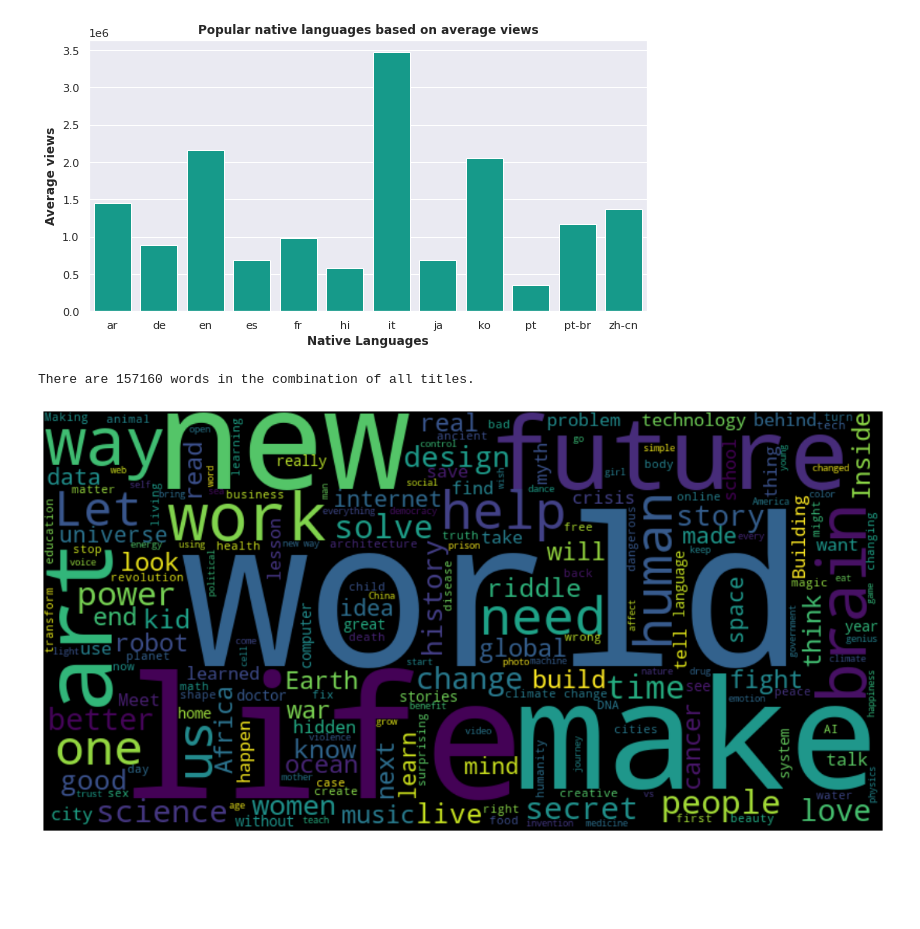
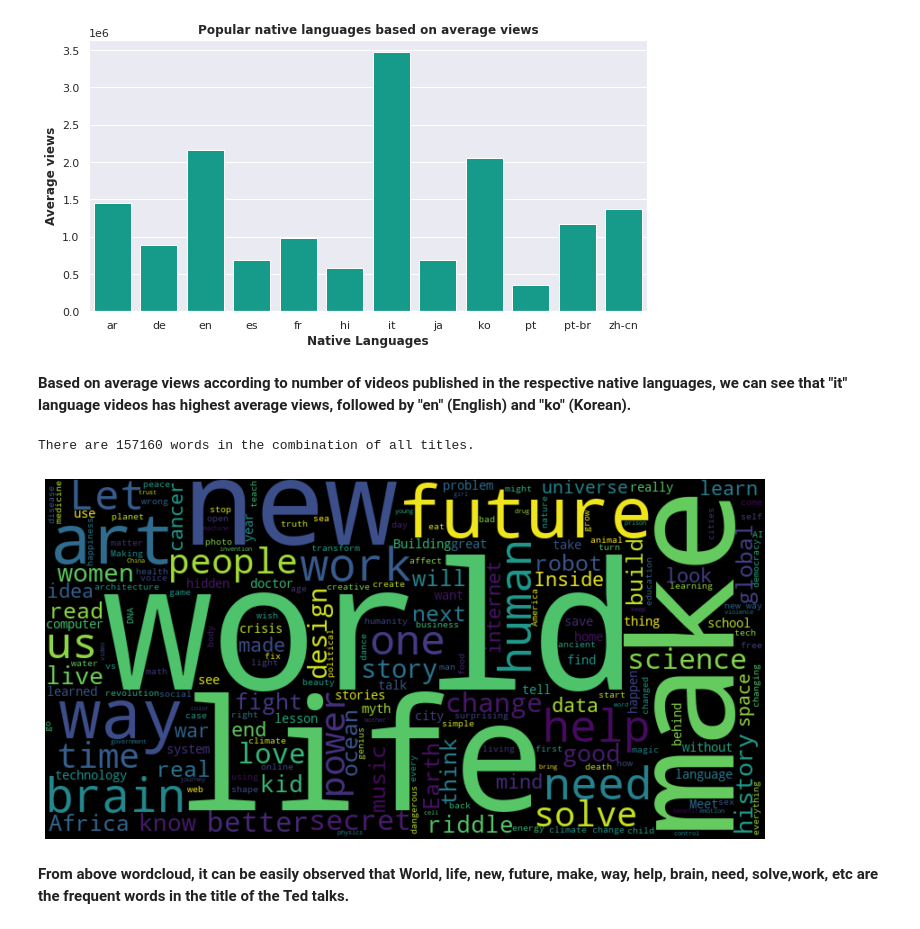
Before and after one commit to sskamalapurkar/Suprvised_ML_Regression_capstone_project, a Jupyter notebook: Ted_Talk_Views_Prediction_Sayali_Kamalapurkar.ipynb, the cells around one changed output. Cells and saved outputs as stored; diff of their text form; code cells hidden in the pictures; blank space fills up the shorter version.

```diff
--- a/Ted_Talk_Views_Prediction_Sayali_Kamalapurkar.ipynb
+++ b/Ted_Talk_Views_Prediction_Sayali_Kamalapurkar.ipynb
@@ -200,7 +206,7 @@ df['published_date'] = pd.to_datetime(df['published_date'])
 # %%
 df['published_year'] = df['published_date'].dt.year
 df['published_month'] = df['published_date'].dt.month
-df['published_day'] = df['published_date'].dt.day_name()
+df['published_weekday'] = df['published_date'].dt.day_of_week
 # %%
 df.head()
 # %% [output]
@@ -444,25 +480,29 @@ plt.ylabel("Average views", weight = 'bold')
 # %% [output]
 Text(0, 0.5, 'Average views')
 [figure]
+# %% [markdown]
+**Based on average views according to number of videos published in the respective native languages, we can see that "it" language videos has highest average views, followed by "en" (English) and "ko" (Korean).**
 # %%
 #importing the wordcloud
 from wordcloud import WordCloud,ImageColorGenerator
 # %%
 #making of word cloud from title column
 text = " ".join(topic for topic in df.title.astype(str))
 print ("There are {} words in the combination of all titles.".format(len(text)))
 
 # Create and generate a word cloud image:
 wordcloud = WordCloud(background_color="#000000", width=800, height=400).generate(text)
 
 plt.axis("off")
-plt.rcParams["figure.figsize"] = (15,5)
+plt.rcParams["figure.figsize"] = (10,5)
 plt.tight_layout(pad=0)
 plt.imshow(wordcloud, interpolation='bilinear')
 plt.show()
 # %% [output]
 There are 157160 words in the combination of all titles.
-[figure, old version]
+[figure, new version]
+# %% [markdown]
+**From above wordcloud, it can be easily observed that World, life, new, future, make, way, help, brain, need, solve,work, etc are the frequent words in the title of the Ted talks.**
 # %%
 from wordcloud import WordCloud,ImageColorGenerator
 text = " ".join(topic for topic in df.topics.astype(str))
```
Also changed, not shown: parts of 122 cells of this notebook.
